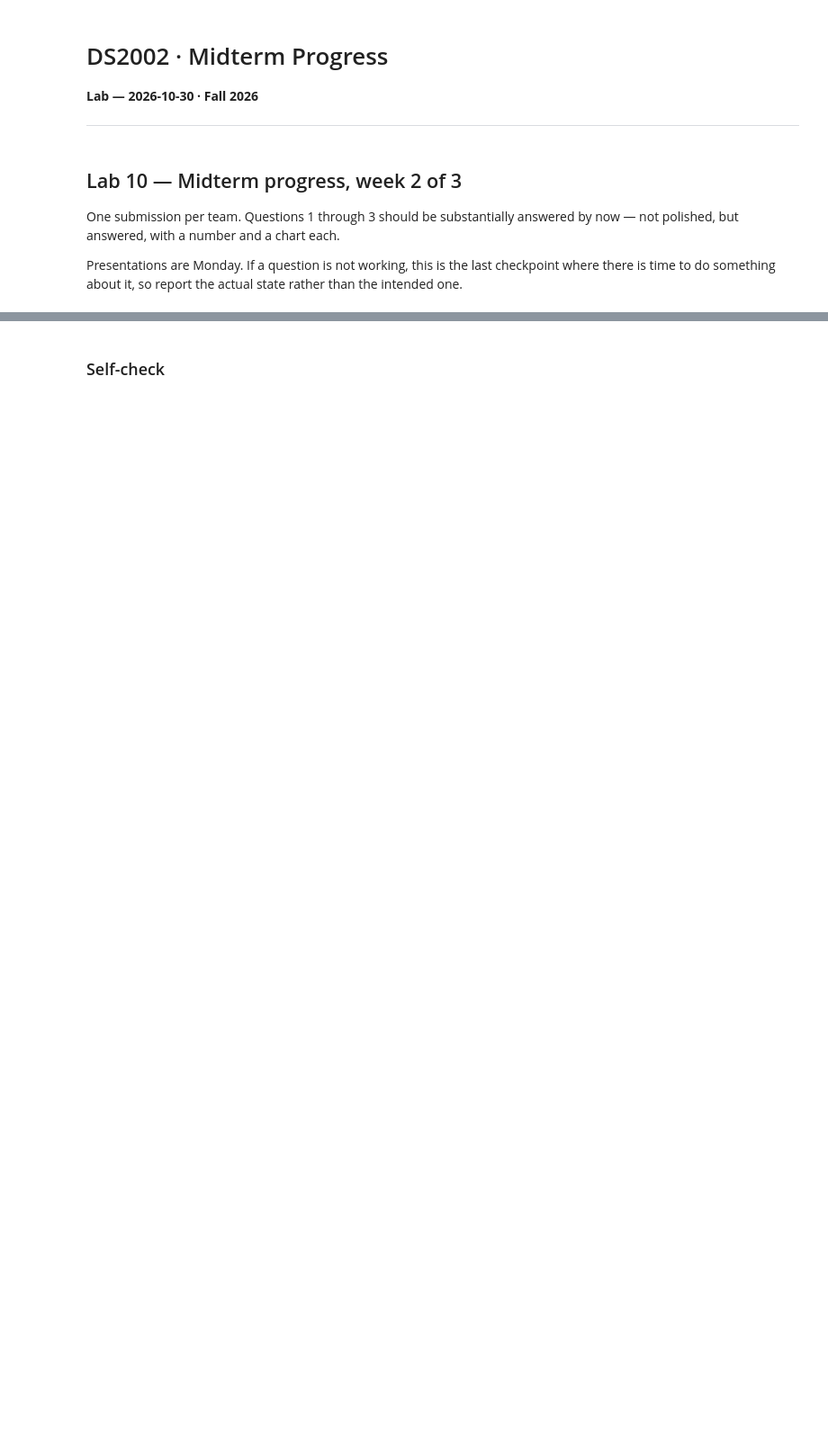
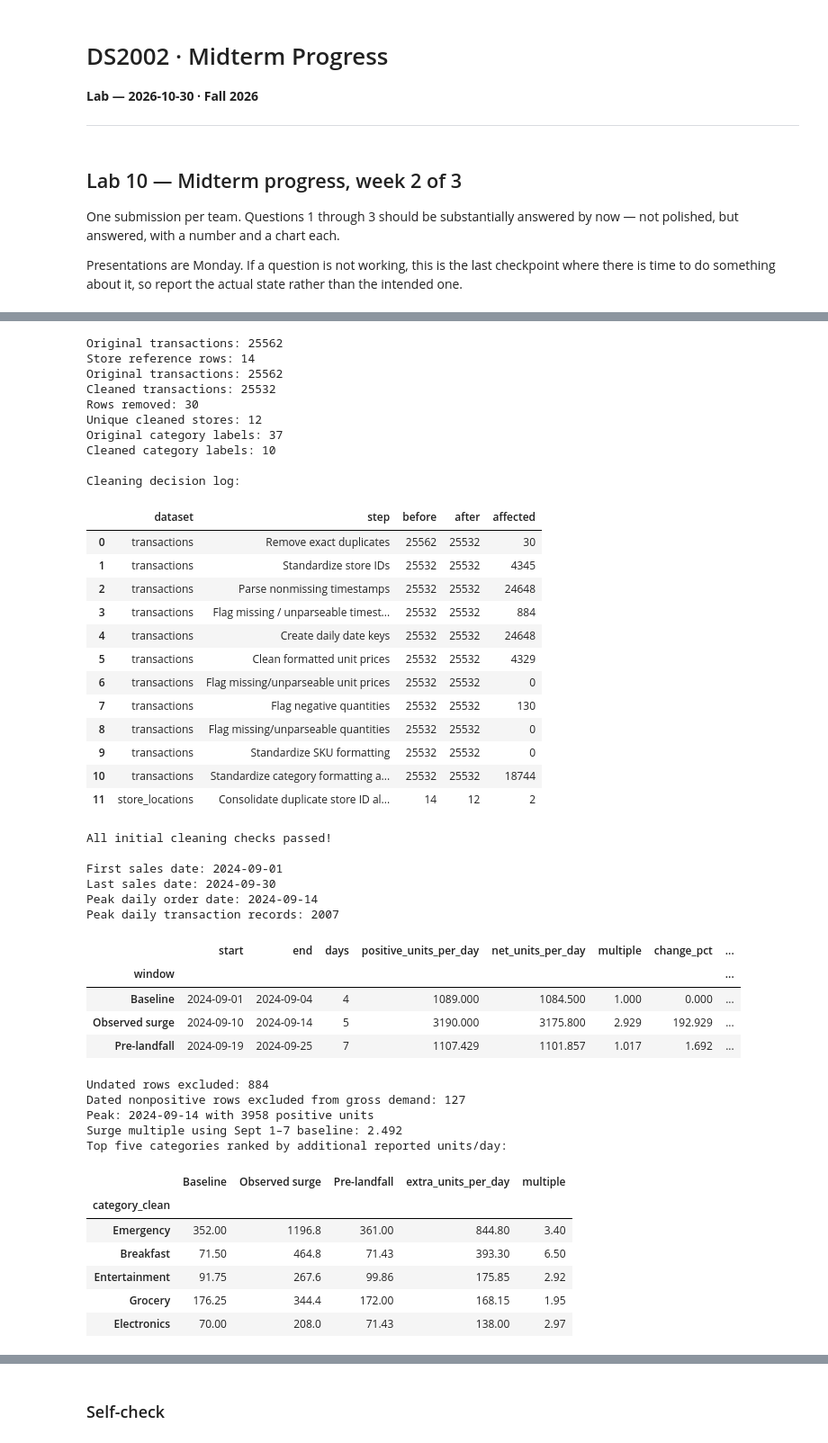
Before and after one commit to NateG-10/F26-DS2002-Midterm-Repo-Nate-Mohamed-Mouad, a Jupyter notebook: notebooks/scratch/checkpoints-studios/2026-10-30 — Midterm Progress — Lab.ipynb, the cells around one changed output, grey strips where cells are left out. Shown at 90% size. Cells and saved outputs as stored; diff of their text form; code cells hidden in the pictures; blank space fills up the shorter version.

```diff
--- a/notebooks/scratch/checkpoints-studios/2026-10-30 — Midterm Progress — Lab.ipynb
+++ b/notebooks/scratch/checkpoints-studios/2026-10-30 — Midterm Progress — Lab.ipynb
@@ -20,0 +17,59 @@ Presentations are Monday. If a question is not working, this is the last checkpo
+# %%
+# Load only the required team sections so this checkpoint is reproducible.
+import json
+from pathlib import Path
+root = next(p for p in [Path.cwd(), *Path.cwd().parents] if (p / "data/walmart_transactions.csv").is_file())
+team = json.loads((root / "notebooks/team_notebook.ipynb").read_text())
+def run_team_cells(indices):
+    for i in indices:
+        assert team["cells"][i]["cell_type"] == "code"
+        exec(compile("".join(team["cells"][i]["source"]), f"team_cell_{i}", "exec"), globals())
+run_team_cells([1, 2, 16])
+display(q1_summary.round(3))
+# %% [output]
+Original transactions: 25562
+Store reference rows: 14
+Original transactions: 25562
+Cleaned transactions: 25532
+Rows removed: 30
+Unique cleaned stores: 12
+Original category labels: 37
+Cleaned category labels: 10
+
+Cleaning decision log:
+|  | dataset | step | before | after | affected |
+| 0 | transactions | Remove exact duplicates | 25562 | 25532 | 30 |
+| 1 | transactions | Standardize store IDs | 25532 | 25532 | 4345 |
+| 2 | transactions | Parse nonmissing timestamps | 25532 | 25532 | 24648 |
+| 3 | transactions | Flag missing / unparseable timest... | 25532 | 25532 | 884 |
+| 4 | transactions | Create daily date keys | 25532 | 25532 | 24648 |
+| 5 | transactions | Clean formatted unit prices | 25532 | 25532 | 4329 |
+| 6 | transactions | Flag missing/unparseable unit prices | 25532 | 25532 | 0 |
+| 7 | transactions | Flag negative quantities | 25532 | 25532 | 130 |
+| 8 | transactions | Flag missing/unparseable quantities | 25532 | 25532 | 0 |
+| 9 | transactions | Standardize SKU formatting | 25532 | 25532 | 0 |
+| 10 | transactions | Standardize category formatting a... | 25532 | 25532 | 18744 |
+| 11 | store_locations | Consolidate duplicate store ID al... | 14 | 12 | 2 |
+All initial cleaning checks passed!
+
+First sales date: 2024-09-01
+Last sales date: 2024-09-30
+Peak daily order date: 2024-09-14
+Peak daily transaction records: 2007
+|  | start | end | days | positive_units_per_day | net_units_per_day | multiple | change_pct | ... |
+| window |  |  |  |  |  |  |  | ... |
+| Baseline | 2024-09-01 | 2024-09-04 | 4 | 1089.000 | 1084.500 | 1.000 | 0.000 | ... |
+| Observed surge | 2024-09-10 | 2024-09-14 | 5 | 3190.000 | 3175.800 | 2.929 | 192.929 | ... |
+| Pre-landfall | 2024-09-19 | 2024-09-25 | 7 | 1107.429 | 1101.857 | 1.017 | 1.692 | ... |
+Undated rows excluded: 884
+Dated nonpositive rows excluded from gross demand: 127
+Peak: 2024-09-14 with 3958 positive units
+Surge multiple using Sept 1–7 baseline: 2.492
+Top five categories ranked by additional reported units/day:
+|  | Baseline | Observed surge | Pre-landfall | extra_units_per_day | multiple |
+| category_clean |  |  |  |  |  |
+| Emergency | 352.00 | 1196.8 | 361.00 | 844.80 | 3.40 |
+| Breakfast | 71.50 | 464.8 | 71.43 | 393.30 | 6.50 |
+| Entertainment | 91.75 | 267.6 | 99.86 | 175.85 | 2.92 |
+| Grocery | 176.25 | 344.4 | 172.00 | 168.15 | 1.95 |
+| Electronics | 70.00 | 208.0 | 71.43 | 138.00 | 2.97 |
```
Also changed, not shown: parts of 25 cells of this notebook, 2 other files.
